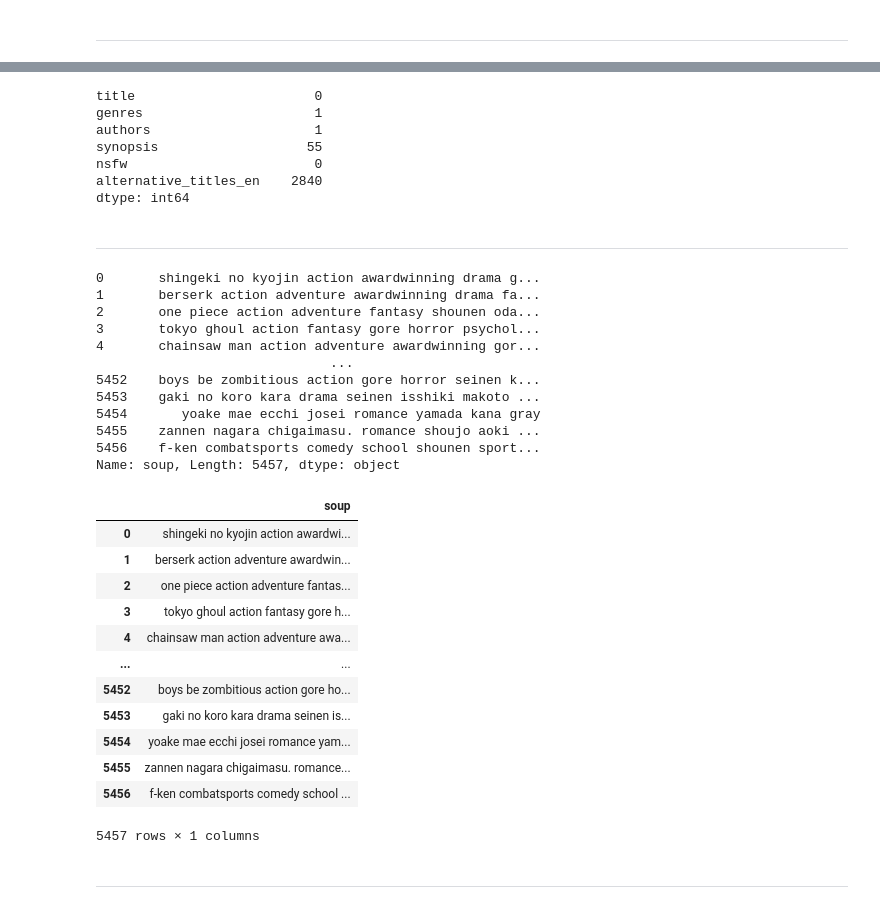
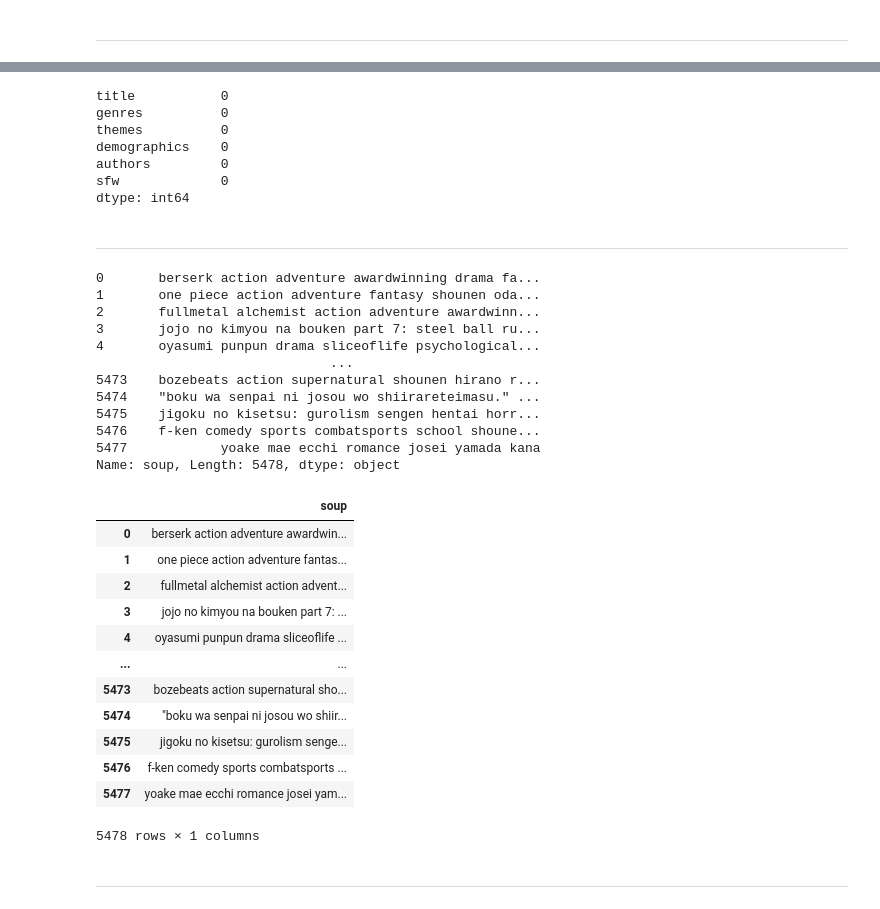
Before and after one commit to agnagigih/anime-manga-recommender-system-streamlit, a Jupyter notebook: Manga - cleaning & soup.ipynb, the cells around one changed output, grey strips where cells are left out. Cells and saved outputs as stored; diff of their text form; code cells hidden in the pictures.

```diff
--- a/Manga - cleaning & soup.ipynb
+++ b/Manga - cleaning & soup.ipynb
@@ -164,13 +179,13 @@ score                       0
 dtype: int64
 # %%
-soup.isna().sum()
+manga_soup.isna().sum()
 # %% [output]
-title                       0
-genres                      1
-authors                     1
-synopsis                   55
-nsfw                        0
-alternative_titles_en    2840
+title           0
+genres          0
+themes          0
+demographics    0
+authors         0
+sfw             0
 dtype: int64
 # %% [markdown]
 ---
@@ -248,18 +199,17 @@ soup.soup.iloc[null_3_index] = soup.title.iloc[null_3_index] + ' ' + soup.nsfw.i
 # %%
-soup=soup['soup']
-soup = soup.apply(lambda x: x.lower())
-soup
+manga_soup = manga_soup.apply(lambda x: x.lower())
+manga_soup
 # %% [output]
-0       shingeki no kyojin action awardwinning drama g...
-1       berserk action adventure awardwinning drama fa...
-2       one piece action adventure fantasy shounen oda...
-3       tokyo ghoul action fantasy gore horror psychol...
-4       chainsaw man action adventure awardwinning gor...
+0       berserk action adventure awardwinning drama fa...
+1       one piece action adventure fantasy shounen oda...
+2       fullmetal alchemist action adventure awardwinn...
+3       jojo no kimyou na bouken part 7: steel ball ru...
+4       oyasumi punpun drama sliceoflife psychological...
                               ...
-5452    boys be zombitious action gore horror seinen k...
-5453    gaki no koro kara drama seinen isshiki makoto ...
-5454       yoake mae ecchi josei romance yamada kana gray
-5455    zannen nagara chigaimasu. romance shoujo aoki ...
-5456    f-ken combatsports comedy school shounen sport...
-Name: soup, Length: 5457, dtype: object
+5473    bozebeats action supernatural shounen hirano r...
+5474    "boku wa senpai ni josou wo shiirareteimasu." ...
+5475    jigoku no kisetsu: gurolism sengen hentai horr...
+5476    f-ken comedy sports combatsports school shoune...
+5477            yoake mae ecchi romance josei yamada kana
+Name: soup, Length: 5478, dtype: object
 # %%
@@ -267,21 +217,21 @@ soup.to_csv('manga_soup_genres_authors_based.csv', index=False)
 # %%
-soup = pd.read_csv('manga_soup_genres_authors_based.csv')
+manga_soup = pd.read_csv('manga_soup_genres_authors_based.csv')
 # %%
-soup
+manga_soup
 # %% [output]
 |  | soup |
-| 0 | shingeki no kyojin action awardwi... |
-| 1 | berserk action adventure awardwin... |
-| 2 | one piece action adventure fantas... |
-| 3 | tokyo ghoul action fantasy gore h... |
-| 4 | chainsaw man action adventure awa... |
+| 0 | berserk action adventure awardwin... |
+| 1 | one piece action adventure fantas... |
+| 2 | fullmetal alchemist action advent... |
+| 3 | jojo no kimyou na bouken part 7: ... |
+| 4 | oyasumi punpun drama sliceoflife ... |
 | ... | ... |
-| 5452 | boys be zombitious action gore ho... |
-| 5453 | gaki no koro kara drama seinen is... |
-| 5454 | yoake mae ecchi josei romance yam... |
-| 5455 | zannen nagara chigaimasu. romance... |
-| 5456 | f-ken combatsports comedy school ... |
+| 5473 | bozebeats action supernatural sho... |
+| 5474 | "boku wa senpai ni josou wo shiir... |
+| 5475 | jigoku no kisetsu: gurolism senge... |
+| 5476 | f-ken comedy sports combatsports ... |
+| 5477 | yoake mae ecchi romance josei yam... |
-5457 rows × 1 columns
+5478 rows × 1 columns
 # %% [markdown]
 ---
 # %% [markdown]
```
Also changed, not shown: parts of 42 cells of this notebook, 6 other files.
